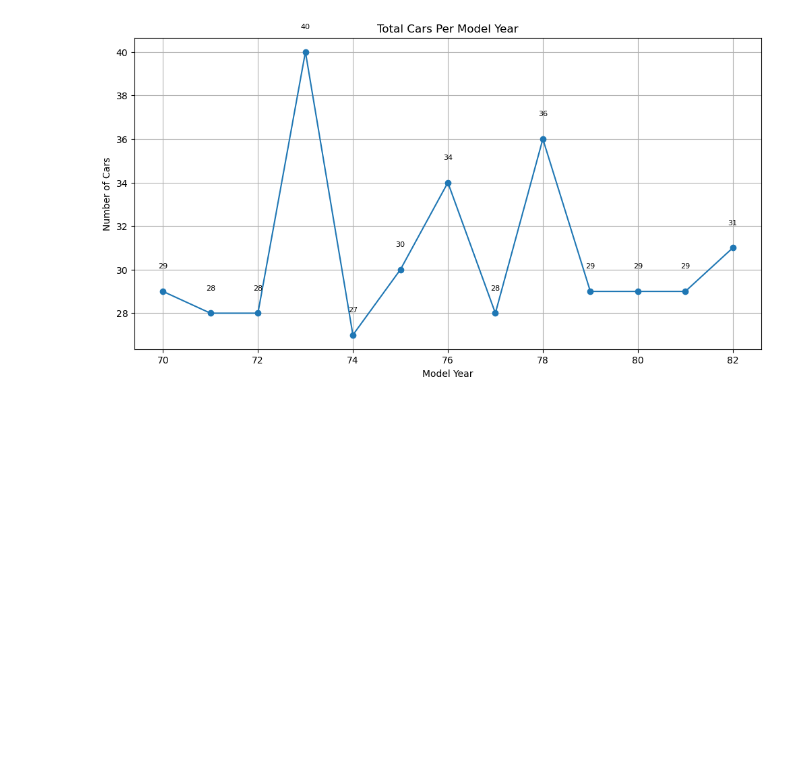
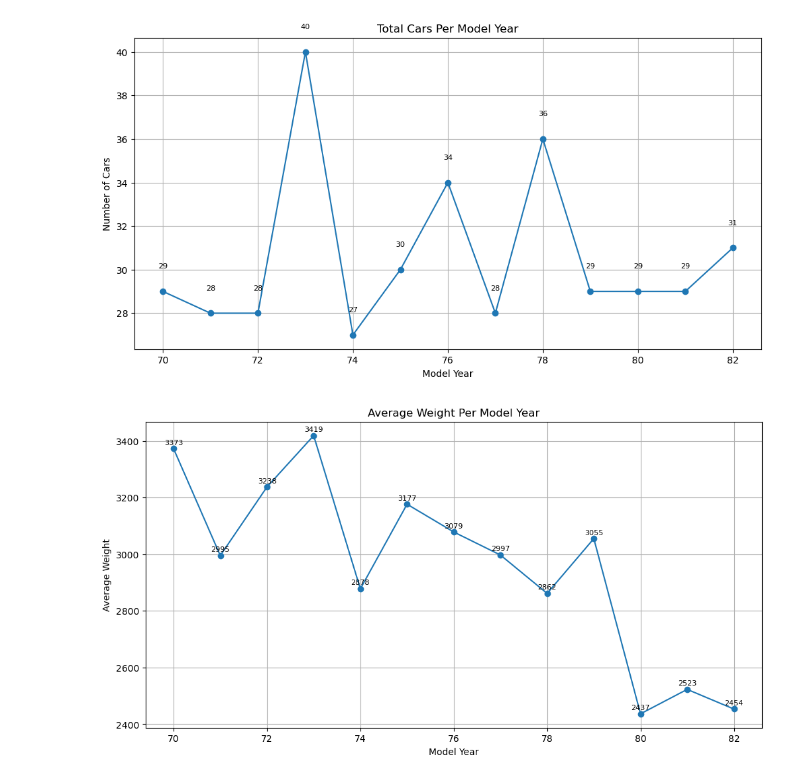
Before and after one commit to FlazeFy2/DS-Car_Information_Dataset, a Jupyter notebook: exploratory data analysis-line.ipynb, the cells around one changed output. Cells and saved outputs as stored; diff of their text form; code cells hidden in the pictures; blank space fills up the shorter version.

Commit message:
[DS] Exploratory Data Analysis (EDA) - Line Chart Average Weight per Model Year

```diff
--- a/exploratory data analysis-line.ipynb
+++ b/exploratory data analysis-line.ipynb
@@ -26,3 +26,30 @@ for x, y in zip(cars_per_year.index, cars_per_year.values):
 plt.show()
 # %% [output]
 [figure]
+# %%
+import pandas as pd
+import matplotlib.pyplot as plt
+
+# Declaration
+# Exploratory Data Analysis (EDA) - Line Chart Average Weight per Model Year
+data = pd.read_csv("Automobile.csv")
+
+data['weight'] = pd.to_numeric(data['weight'], errors='coerce')
+data = data.dropna(subset=['model_year', 'weight'])
+
+# Group by year model and calculate average weight
+avg_weight_per_year = data.groupby('model_year')['weight'].mean().sort_index()
+
+# Plot Line Chart
+plt.figure(figsize=(12, 6))
+plt.plot(avg_weight_per_year.index, avg_weight_per_year.values, marker='o')
+plt.title('Average Weight Per Model Year')
+plt.xlabel('Model Year')
+plt.ylabel('Average Weight')
+plt.grid(True)
+# Add Label
+for x, y in zip(avg_weight_per_year.index, avg_weight_per_year.values):
+    plt.text(x, y + 10, f"{y:.0f}", ha='center', va='bottom', fontsize=8)
+plt.show()
+# %% [output]
+[figure, added]
```
